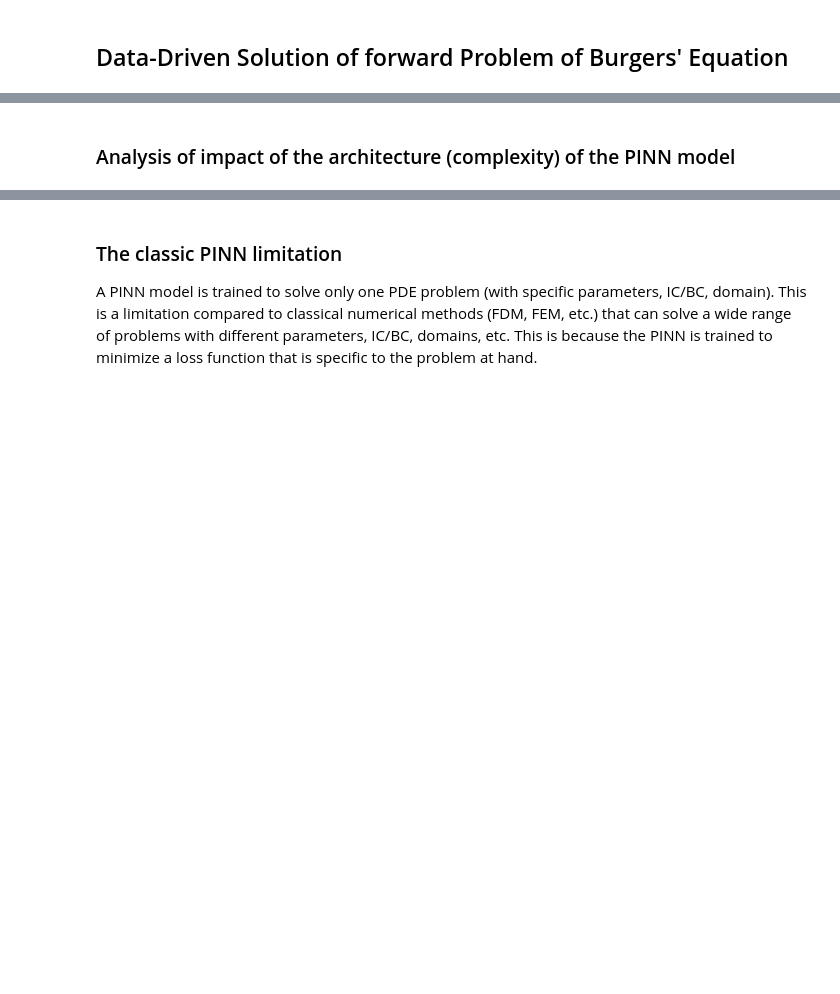
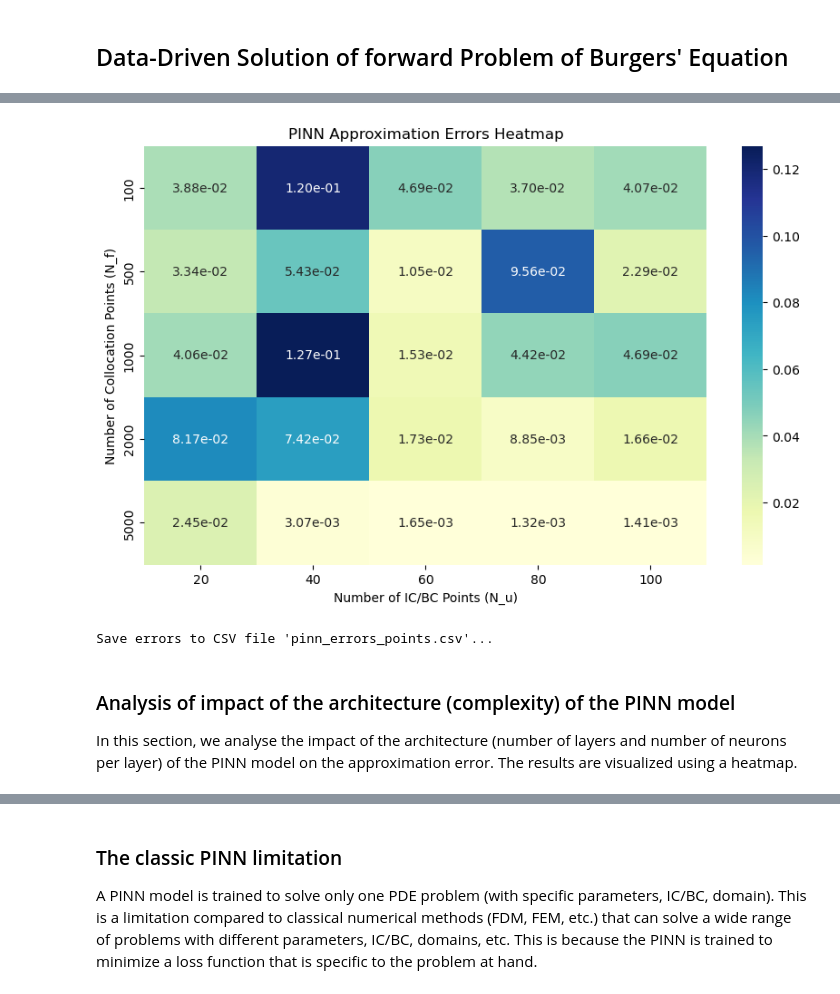
Before and after one commit to Paulchen-git/DL-Project, a Jupyter notebook: demo.ipynb, the cells around one changed output, grey strips where cells are left out. Saved outputs shown, nothing was run; the diff lists cells and outputs as text; code cells hidden in the pictures; blank space fills up the shorter version.

```diff
--- a/demo.ipynb
+++ b/demo.ipynb
@@ -229,21 +331,19 @@ df
 # %%
-def plotting_errors_heatmap(df, title="PINN Approximation Errors Heatmap", path="pinn_errors_heatmap.png"):
-    plt.figure(figsize=(10, 6))
-    sns.heatmap(df, annot=True, fmt=".2e", cmap="YlGnBu")
-    plt.title(title)
-    plt.xlabel("Number of IC/BC Points (N_u)")
-    plt.ylabel("Number of Collocation Points (N_f)")
-    plt.savefig(path)
-    plt.close()
-df = pd.read_csv("pinn_errors.csv", index_col=0)
-# inverse axis index and columns to match N_f and N_u
-df = df.transpose()
-# inverse graduation
-df = df.iloc[::-1]
-plotting_errors_heatmap(df)
+plt.figure(figsize=(10, 6))
+sns.heatmap(df, annot=True, fmt=".2e", cmap="YlGnBu")
+plt.title("PINN Approximation Errors Heatmap")
+plt.xlabel("Number of IC/BC Points (N_u)")
+plt.ylabel("Number of Collocation Points (N_f)")
+plt.savefig("pinn_errors_heatmap_points.png")
+plt.show()
+# %% [output]
+[figure, added]
 # %%
-print("\nSave errors to CSV file 'pinn_errors.csv'...")
-df.to_csv('pinn_errors.csv')
+print("\nSave errors to CSV file 'pinn_errors_points.csv'...")
+df.to_csv('pinn_errors_points.csv')
+# %% [output]
+Save errors to CSV file 'pinn_errors_points.csv'...
 # %% [markdown]
 ### Analysis of impact of the architecture (complexity) of the PINN model
+In this section, we analyse the impact of the architecture (number of layers and number of neurons per layer) of the PINN model on the approximation error. The results are visualized using a heatmap.
 # %%
```
Also changed, not shown: parts of 26 cells of this notebook, 6 other files.
